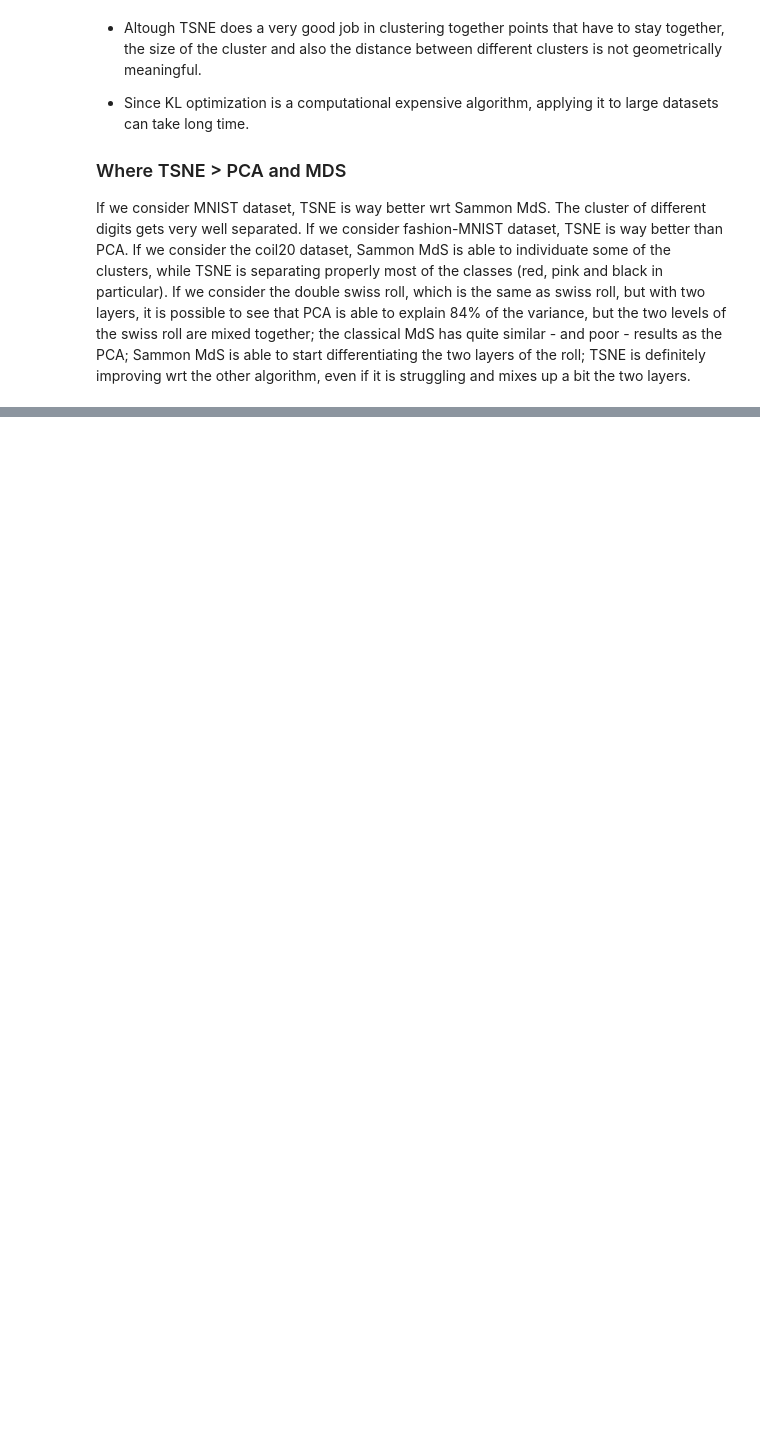
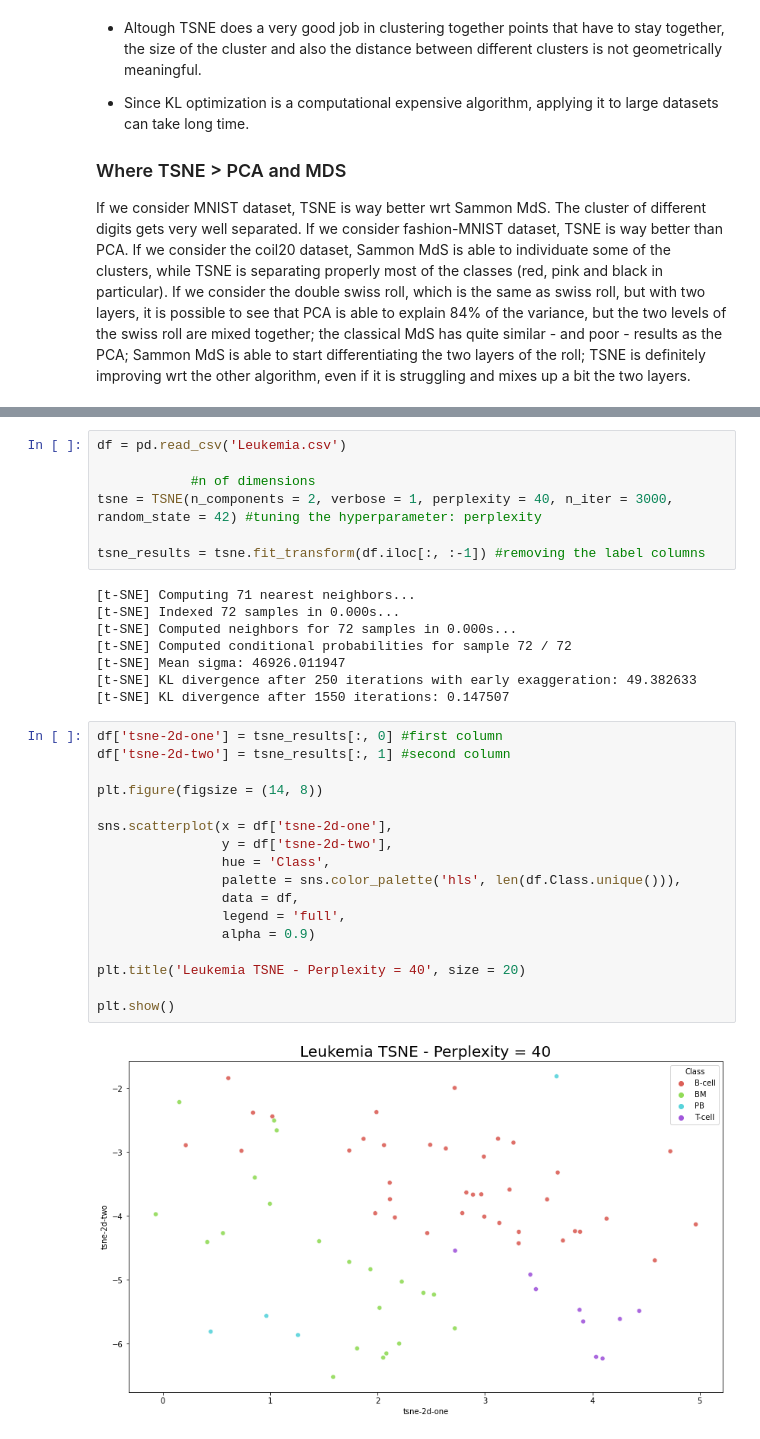
Before and after one commit to leoventuroso/data-viz, a Jupyter notebook: Dimensionality Reduction.ipynb, the cells around one changed output, grey strips where cells are left out. Saved outputs shown, nothing was run; the diff lists cells and outputs as text; blank space fills up the shorter version.

```diff
--- a/Dimensionality Reduction.ipynb
+++ b/Dimensionality Reduction.ipynb
@@ -365,0 +390,34 @@ If we consider the double swiss roll, which is the same as swiss roll, but with
+# %%
+df = pd.read_csv('Leukemia.csv')
+
+            #n of dimensions
+tsne = TSNE(n_components = 2, verbose = 1, perplexity = 40, n_iter = 3000, random_state = 42) #tuning the hyperparameter: perplexity
+
+tsne_results = tsne.fit_transform(df.iloc[:, :-1]) #removing the label columns
+# %% [output]
+[t-SNE] Computing 71 nearest neighbors...
+[t-SNE] Indexed 72 samples in 0.000s...
+[t-SNE] Computed neighbors for 72 samples in 0.000s...
+[t-SNE] Computed conditional probabilities for sample 72 / 72
+[t-SNE] Mean sigma: 46926.011947
+[t-SNE] KL divergence after 250 iterations with early exaggeration: 49.382633
+[t-SNE] KL divergence after 1550 iterations: 0.147507
+# %%
+df['tsne-2d-one'] = tsne_results[:, 0] #first column
+df['tsne-2d-two'] = tsne_results[:, 1] #second column
+
+plt.figure(figsize = (14, 8))
+
+sns.scatterplot(x = df['tsne-2d-one'],
+                y = df['tsne-2d-two'],
+                hue = 'Class',
+                palette = sns.color_palette('hls', len(df.Class.unique())),
+                data = df,
+                legend = 'full',
+                alpha = 0.9)
+
+plt.title('Leukemia TSNE - Perplexity = 40', size = 20)
+
+plt.show()
+# %% [output]
+[figure, added]
```
Also changed, not shown: parts of 27 cells of this notebook, 2 other files.
